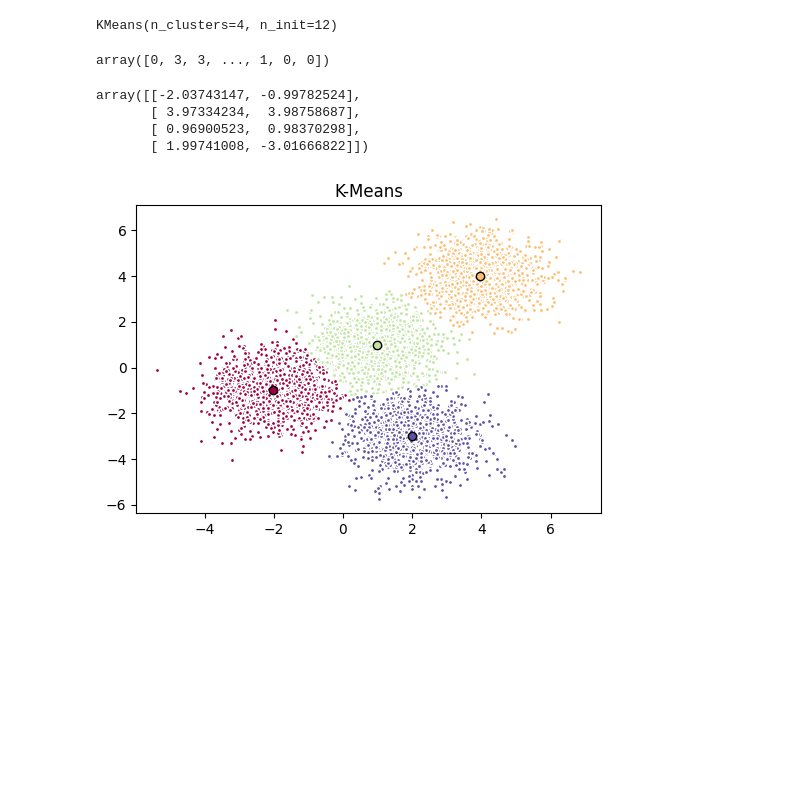
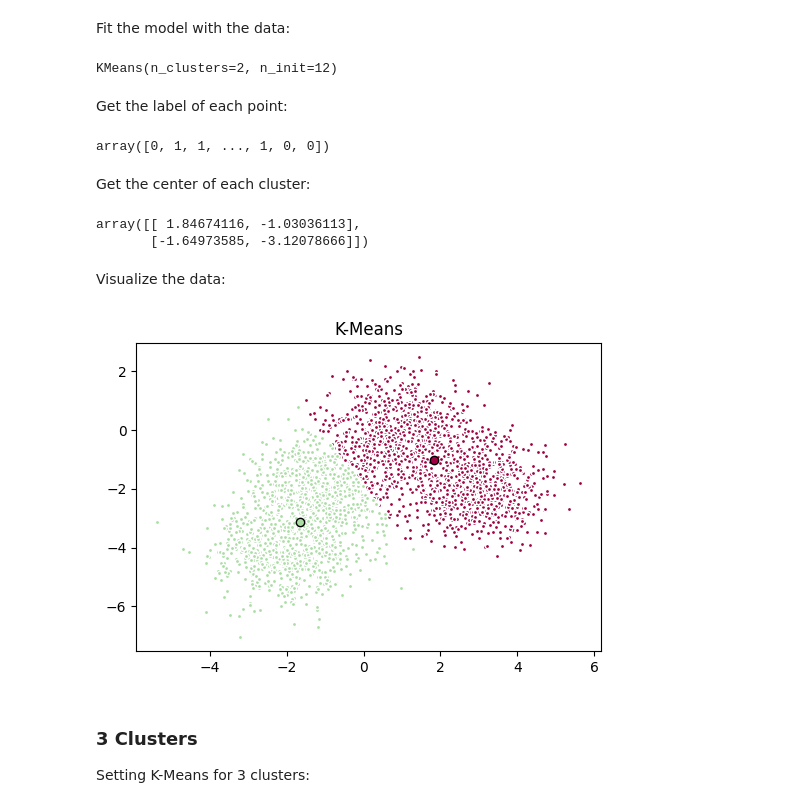
Before and after one commit to ddedida/machine-learning, a Jupyter notebook: kmeans-clustering/kmeans-clustering.ipynb, the cells around one changed output. Drawn from its saved outputs; the diff is of its cells as text; code cells hidden in the pictures; blank space fills up the shorter version.

Commit message:
feat: add kmeans-clustering

```diff
--- a/kmeans-clustering/kmeans-clustering.ipynb
+++ b/kmeans-clustering/kmeans-clustering.ipynb
@@ -22,0 +20,2 @@ plt.scatter(X[:, 0], X[:, 1], marker='.', color="blue")
+# %%
+X, y = make_blobs(n_samples=3000, centers=[[1, 0], [3, -2], [-2, -4], [-1, -2]], cluster_std=0.9)
@@ -23,44 +44,50 @@ plt.scatter(X[:, 0], X[:, 1], marker='.', color="blue")
 # %%
-k_means = KMeans(init='k-means++', n_clusters=4, n_init=12)
+k_means = KMeans(init='k-means++', n_clusters=2, n_init=12)
+# %% [markdown]
+Fit the model with the data:
 # %%
 k_means.fit(X)
 # %% [output]
-KMeans(n_clusters=4, n_init=12)
+KMeans(n_clusters=2, n_init=12)
+# %% [markdown]
+Get the label of each point:
 # %%
 k_means_labels = k_means.labels_
 k_means_labels
 # %% [output]
-array([0, 3, 3, ..., 1, 0, 0])
+array([0, 1, 1, ..., 1, 0, 0])
+# %% [markdown]
+Get the center of each cluster:
 # %%
 k_means_cluster_centers = k_means.cluster_centers_
 k_means_cluster_centers
 # %% [output]
-array([[-2.03743147, -0.99782524],
-       [ 3.97334234,  3.98758687],
-       [ 0.96900523,  0.98370298],
-       [ 1.99741008, -3.01666822]])
+array([[ 1.84674116, -1.03036113],
+       [-1.64973585, -3.12078666]])
+# %% [markdown]
+Visualize the data:
 # %%
-# To make canvas with size 6x4 inch
 fig = plt.figure(figsize=(6, 4))
 
-colors = plt.cm.Spectral(np.linspace(0, 1, len(set(k_means_labels))))
+colors = plt.cm.Spectral(np.linspace(0, 0.7, len(set(k_means_labels))))
 
 ax = fig.add_subplot(1, 1, 1)
 
-for k, col in zip(range(len([[4, 4], [-2, -1], [2, -3], [1, 1]])), colors):
-    # Create a list of all data points, where the data points that are
-    # in the cluster (ex. cluster 0) are labeled as true, else they are
-    # labeled as false.
+for k, col in zip(range(len([[1, 0], [3, -2], [-2, -4], [-1, -2]])), colors):
     my_members = (k_means_labels == k)
 
     # Define the centroids
     cluster_center = k_means_cluster_centers[k]
 
     ax.plot(X[my_members, 0], X[my_members, 1], 'w', markerfacecolor=col, marker='.')
     ax.plot(cluster_center[0], cluster_center[1], 'o', markerfacecolor=col,  markeredgecolor='k', markersize=6)
 
 ax.set_title('K-Means')
 
 plt.show()
 # %% [output]
-[figure, old version]
+[figure, new version]
+# %% [markdown]
+### 3 Clusters
+
+Setting K-Means for 3 clusters:
```
Also changed, not shown: parts of 28 cells of this notebook, 1 other file.
